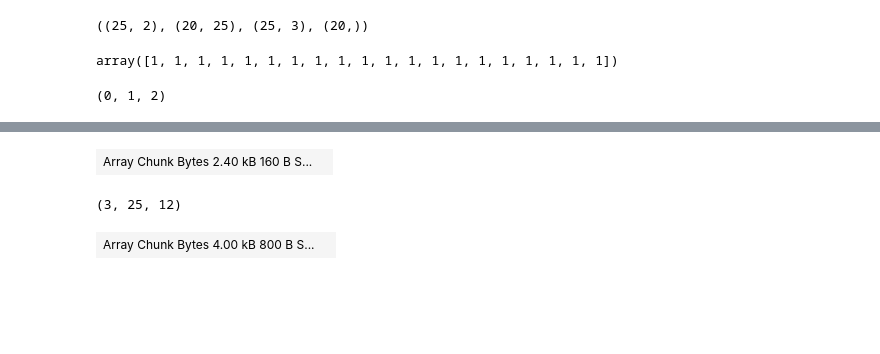
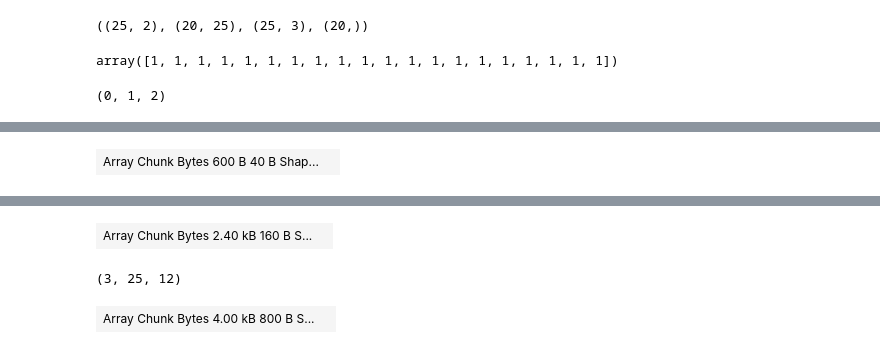
Before and after one commit to eric-czech/sgkit-dev, a Jupyter notebook: method/regenie/proto_imp.ipynb, the cells around one changed output, grey strips where cells are left out. Cells and saved outputs as stored; diff of their text form; code cells hidden in the pictures; blank space fills up the shorter version.

```diff
--- a/method/regenie/proto_imp.ipynb
+++ b/method/regenie/proto_imp.ipynb
@@ -386,0 +438,4 @@ res[-1]
+# %%
+res[-1][-1]
+# %% [output]
+| Array Chunk Bytes 600 B 40 B Shap... |  |
```
Also changed, not shown: parts of 8 cells of this notebook, 1 other file.
